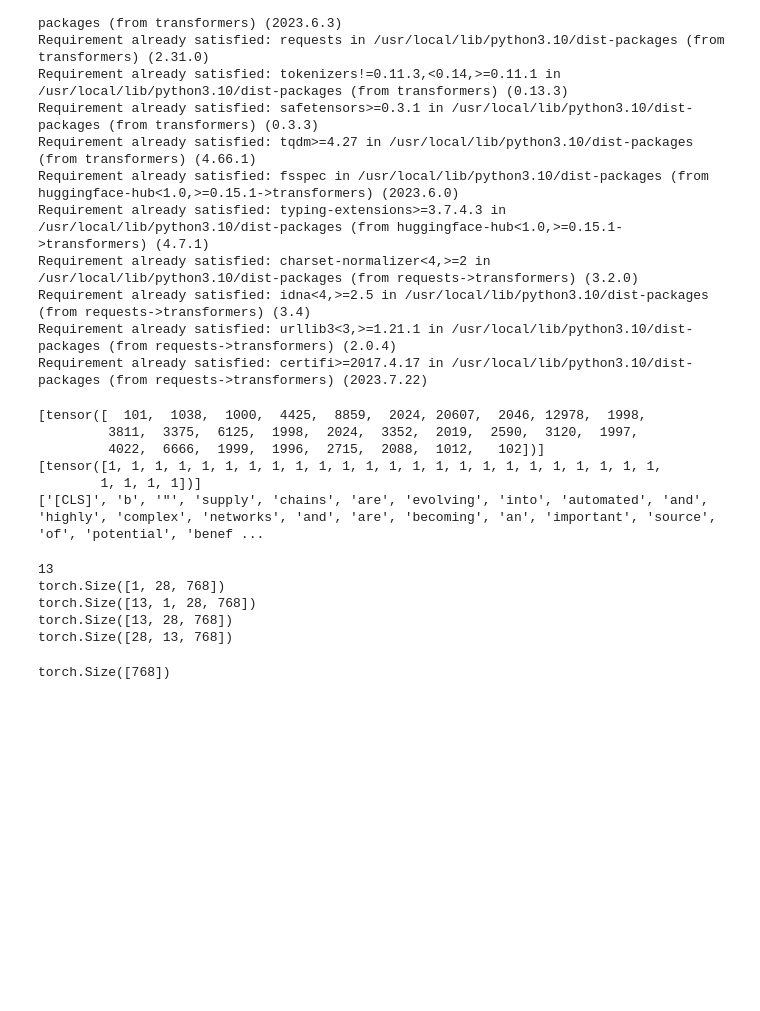
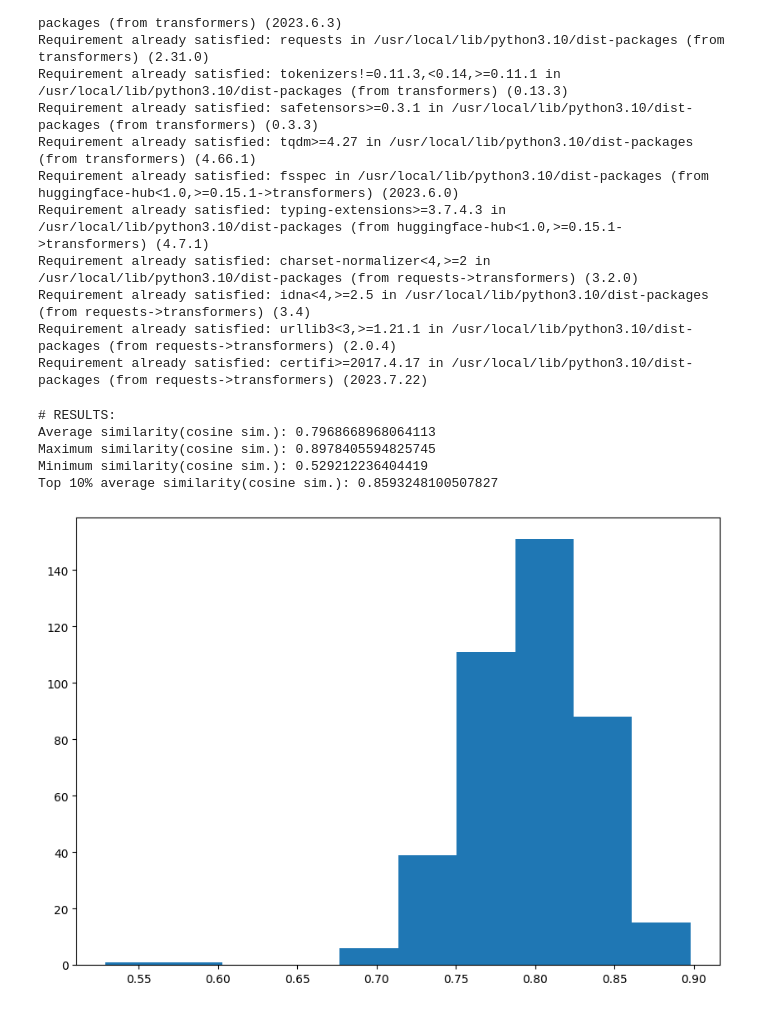
Before and after one commit to tgchen321/NLP_EmbedFintechJournal, a Jupyter notebook: 3. Research data/FreeGPU.ipynb, the cells around one changed output. Drawn from its saved outputs; the diff is of its cells as text; code cells hidden in the pictures; blank space fills up the shorter version.

```diff
--- a/3. Research data/FreeGPU.ipynb
+++ b/3. Research data/FreeGPU.ipynb
@@ -244,7 +227,7 @@ model.eval()
 
 def BERTsent2vec(tokens):
     with torch.no_grad():
-        segments = [torch.tensor([1] * len(tokens))]
+        segments = torch.tensor([[1] * len(tokens)])
         outputs = model(tokens, segments)
         hidden_states = outputs[2]
         hidden_states = torch.stack(hidden_states, dim=0)
@@ -253,37 +236,20 @@ def BERTsent2vec(tokens):
         hidden_states = torch.mean(hidden_states, dim=0)
     return hidden_states
 # %%
-queryWV = BERTsent2vec([torch.tensor(tokenizer.convert_tokens_to_ids(queryBERTtoken))])
+queryWV = BERTsent2vec(torch.tensor([tokenizer.convert_tokens_to_ids(queryBERTtoken)]))
+#convert_tokens_to_ids -> list -> tensor
 
+result = []
 for sent in targetBERTtokens:
-    indexed_tokens = [torch.tensor(tokenizer.convert_tokens_to_ids(sent))]
+    indexed_tokens = torch.tensor([tokenizer.convert_tokens_to_ids(sent)])
     targetWV = BERTsent2vec(indexed_tokens)
-    result =
+    result.append(tf.keras.losses.CosineSimilarity()(queryWV, targetWV).numpy() * (-1))
+
+Evaluation(result)
 # %% [output]
-[tensor([  101,  1038,  1000,  4425,  8859,  2024, 20607,  2046, 12978,  1998,
-         3811,  3375,  6125,  1998,  2024,  3352,  2019,  2590,  3120,  1997,
-         4022,  6666,  1999,  1996,  2715,  2088,  1012,   102])]
-[tensor([1, 1, 1, 1, 1, 1, 1, 1, 1, 1, 1, 1, 1, 1, 1, 1, 1, 1, 1, 1, 1, 1, 1, 1,
-        1, 1, 1, 1])]
-['[CLS]', 'b', '"', 'supply', 'chains', 'are', 'evolving', 'into', 'automated', 'and', 'highly', 'complex', 'networks', 'and', 'are', 'becoming', 'an', 'important', 'source', 'of', 'potential', 'benef ...
+# RESULTS:
+Average similarity(cosine sim.): 0.7968668968064113
+Maximum similarity(cosine sim.): 0.8978405594825745
+Minimum similarity(cosine sim.): 0.529212236404419
+Top 10% average similarity(cosine sim.): 0.8593248100507827
+[figure, added]
-# %%
-print(len(hidden_states))
-print(hidden_states[0].shape)
-token_embeddings = torch.stack(hidden_states, dim=0)
-print(token_embeddings.shape)
-token_embeddings = torch.squeeze(token_embeddings, dim=1)
-print(token_embeddings.shape)
-token_embeddings = token_embeddings.permute(1,0,2)
-print(token_embeddings.shape)
-# %% [output]
-13
-torch.Size([1, 28, 768])
-torch.Size([13, 1, 28, 768])
-torch.Size([13, 28, 768])
-torch.Size([28, 13, 768])
-# %%
-token_avg = torch.mean(token_embeddings, dim=0)
-token_avg = torch.mean(token_avg, dim=0)
-print(token_avg.shape)
-# %% [output]
-torch.Size([768])
```
Also changed, not shown: parts of 4 cells of this notebook.
